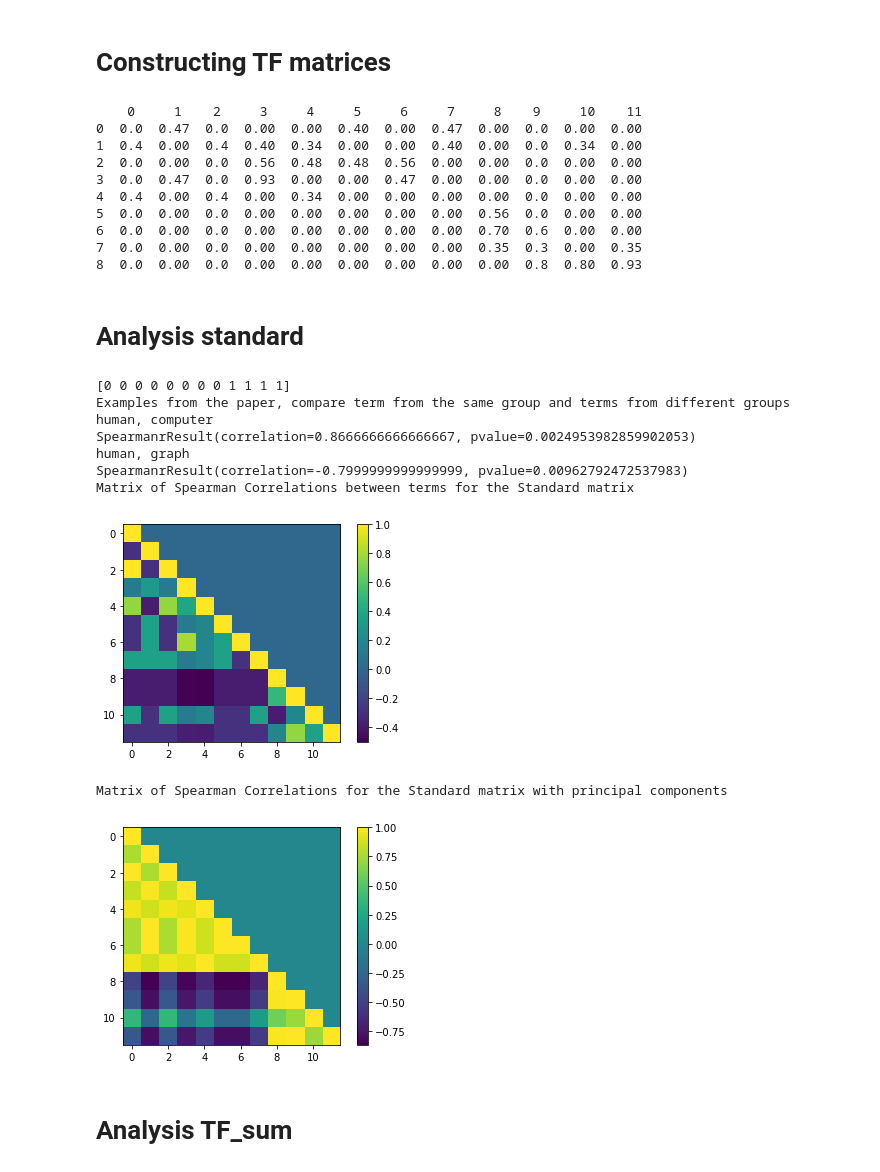
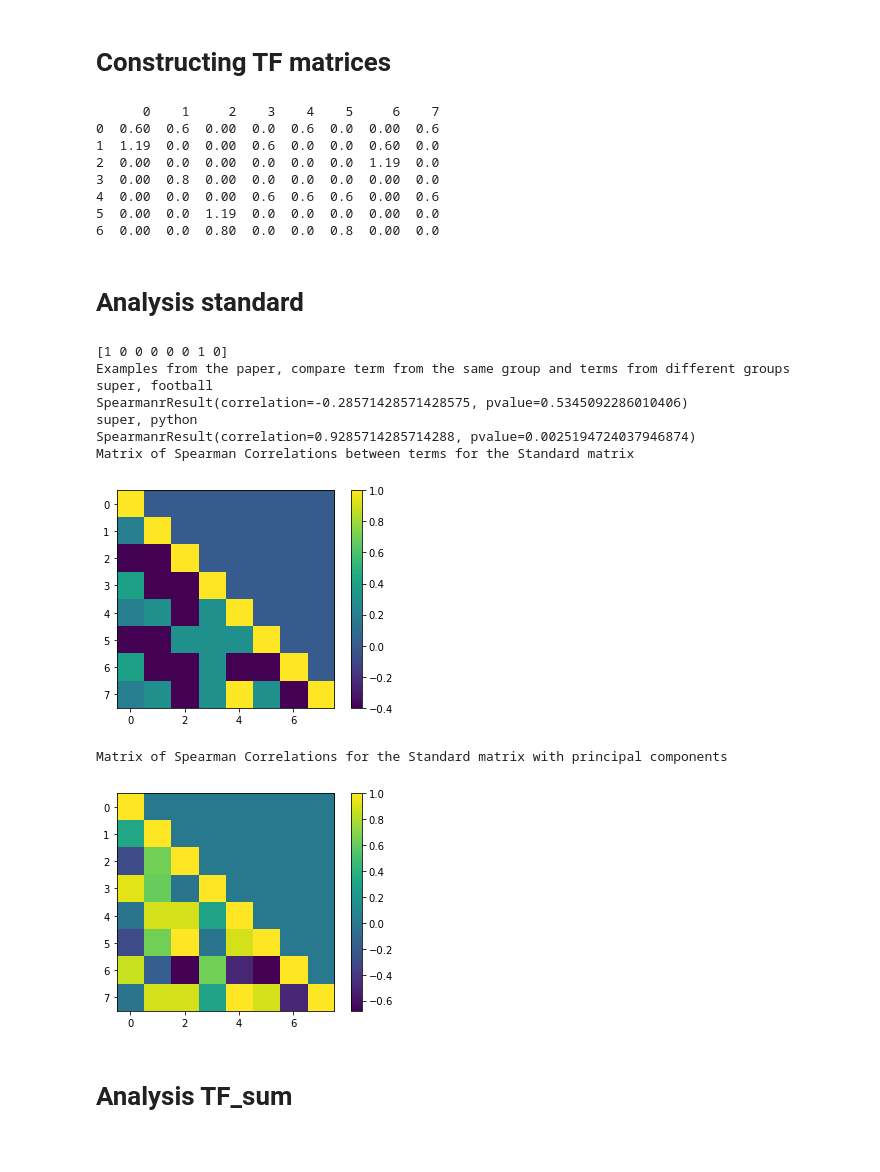
Before and after one commit to vaishakhi1/LSA-intro, a Jupyter notebook: LSA.ipynb, the cells around one changed output. Cells and saved outputs as stored; diff of their text form; code cells hidden in the pictures.

```diff
--- a/LSA.ipynb
+++ b/LSA.ipynb
@@ -46,6 +53,13 @@ example = ['Human machine interface for ABC computer applications',
            'The intersection graph of paths in trees',
            'Graph minor IV: Widths of trees and well-quasi-ordering',
            'Graph minor: A survey']
+
+example = [ "Machine learning is super fun", "Python is super, super cool",
+            "Statistics is cool, too",
+            "Data science is fun",
+            "Python is great for machine learning",
+            "I like football",
+            "Football is great to watch"]
 # %% [markdown]
 # Some Useful Functions
 # %%
@@ -149,10 +163,10 @@ for word in token_list:
     if count_tokens(word,example_tok)>1:
         new_list.append(word)
 print(new_list)
-soln = np.array([0, 1, 0, 0, 1, 0, 1, 0, 0, 0, 0, 1])
-sorting = np.argsort(soln)
-new_list = [new_list[i] for i in sorting]
-print(new_list)
+# soln = np.array([0, 1, 0, 0, 1, 0, 1, 0, 0, 0, 0, 1])
+# sorting = np.argsort(soln)
+# new_list = [new_list[i] for i in sorting]
+# print(new_list)
 # %% [output]
 stemmed
 lemmatized
@@ -265,7 +278,7 @@ Other representation methods include probabilistic relevance framework, language
 ## Showing the effect of different
 
 print(type(example_tok))
-
+x = np.array(range(10))
 plt.plot(x,x)
 plt.plot(x,x/(x+2))
 plt.plot(x,x/(x+0.5))
@@ -349,16 +362,14 @@ from scipy import stats
 
 print_mat(tf_idf.toarray())
 # %% [output]
-    0     1    2     3     4     5     6     7     8    9     10    11
-0  0.0  0.47  0.0  0.00  0.00  0.40  0.00  0.47  0.00  0.0  0.00  0.00
-1  0.4  0.00  0.4  0.40  0.34  0.00  0.00  0.40  0.00  0.0  0.34  0.00
-2  0.0  0.00  0.0  0.56  0.48  0.48  0.56  0.00  0.00  0.0  0.00  0.00
-3  0.0  0.47  0.0  0.93  0.00  0.00  0.47  0.00  0.00  0.0  0.00  0.00
-4  0.4  0.00  0.4  0.00  0.34  0.00  0.00  0.00  0.00  0.0  0.00  0.00
-5  0.0  0.00  0.0  0.00  0.00  0.00  0.00  0.00  0.56  0.0  0.00  0.00
-6  0.0  0.00  0.0  0.00  0.00  0.00  0.00  0.00  0.70  0.6  0.00  0.00
-7  0.0  0.00  0.0  0.00  0.00  0.00  0.00  0.00  0.35  0.3  0.00  0.35
-8  0.0  0.00  0.0  0.00  0.00  0.00  0.00  0.00  0.00  0.8  0.80  0.93
+      0    1     2    3    4    5     6    7
+0  0.60  0.6  0.00  0.0  0.6  0.0  0.00  0.6
+1  1.19  0.0  0.00  0.6  0.0  0.0  0.60  0.0
+2  0.00  0.0  0.00  0.0  0.0  0.0  1.19  0.0
+3  0.00  0.8  0.00  0.0  0.0  0.0  0.00  0.0
+4  0.00  0.0  0.00  0.6  0.6  0.6  0.00  0.6
+5  0.00  0.0  1.19  0.0  0.0  0.0  0.00  0.0
+6  0.00  0.0  0.80  0.0  0.0  0.8  0.00  0.0
 # %% [markdown]
 # Analysis standard
 # %%
@@ -376,11 +387,15 @@ tf_hat = np.matmul(np.matmul(U,np.diag(s)),Vt)
 # print(pd.DataFrame(tf_hat, columns = new_list))
 y, rho =stats.spearmanr(tf_hat[:,2], tf_hat[:,4])
 # print(y)
+n1 = 0#1
+n2 = 2#7
+n3 = 3#9
+
 print('Examples from the paper, compare term from the same group and terms from different groups')
-print(new_list[1] +', '+new_list[7])
-print(stats.spearmanr(tf_hat[:,1], tf_hat[:,7]))
-print(new_list[1] +', '+new_list[9])
-print(stats.spearmanr(tf_hat[:,1], tf_hat[:,9]))
+print(new_list[n1] +', '+new_list[n2])
+print(stats.spearmanr(tf_hat[:,n1], tf_hat[:,n2]))
+print(new_list[n1] +', '+new_list[n3])
+print(stats.spearmanr(tf_hat[:,n1], tf_hat[:,n3]))
 kmeans = KMeans(n_clusters=k, random_state=0).fit(U)
 
 
@@ -398,40 +413,40 @@ for i in range(N_i):
         corr_raw[i][j] = t
 
 
 # N_i = N_d
 # corr_raw = np.zeros([N_i,N_i])
 # for i in range(N_i):
 #     for j in range(i+1):
 #         t,r = stats.spearmanr(tf_hat[i,:], tf_hat[j,:])
 #         corr[i][j] = t
 # corr = np.zeros([N_i,N_i])
 # for i in range(N_i):
 #     for j in range(i+1):
 #         t,r = stats.spearmanr(tf_mat[i,:], tf_mat[j,:])
 #         corr_raw[i][j] = t
 
 
 print('Matrix of Spearman Correlations between terms for the Standard matrix')
 plt.imshow(corr_raw,cmap='viridis')
 plt.colorbar()
 plt.show()
 print('Matrix of Spearman Correlations for the Standard matrix with principal components')
 plt.imshow(corr,cmap='viridis')
 plt.colorbar()
 plt.show()
 
 # print_mat(corr_raw)
 # %% [output]
-[0 0 0 0 0 0 0 0 1 1 1 1]
+[1 0 0 0 0 0 1 0]
 Examples from the paper, compare term from the same group and terms from different groups
-human, computer
-SpearmanrResult(correlation=0.8666666666666667, pvalue=0.0024953982859902053)
-human, graph
-SpearmanrResult(correlation=-0.7999999999999999, pvalue=0.00962792472537983)
+super, football
+SpearmanrResult(correlation=-0.28571428571428575, pvalue=0.5345092286010406)
+super, python
+SpearmanrResult(correlation=0.9285714285714288, pvalue=0.0025194724037946874)
 Matrix of Spearman Correlations between terms for the Standard matrix
-[figure, old version]
+[figure, new version]
 Matrix of Spearman Correlations for the Standard matrix with principal components
-[figure, old version]
+[figure, new version]
 # %% [markdown]
 # Analysis TF_sum
 # %%
```
Also changed, not shown: parts of 9 cells of this notebook.
